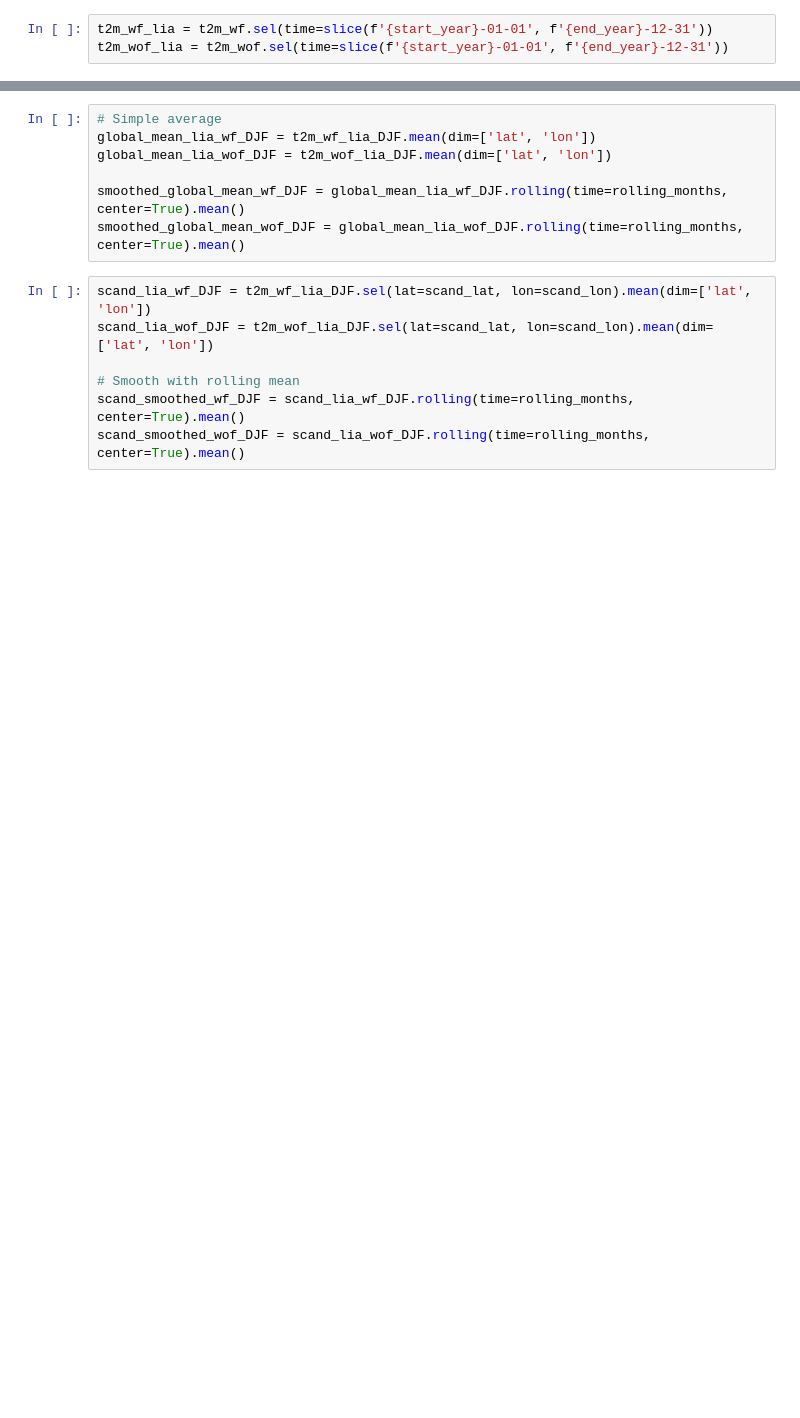
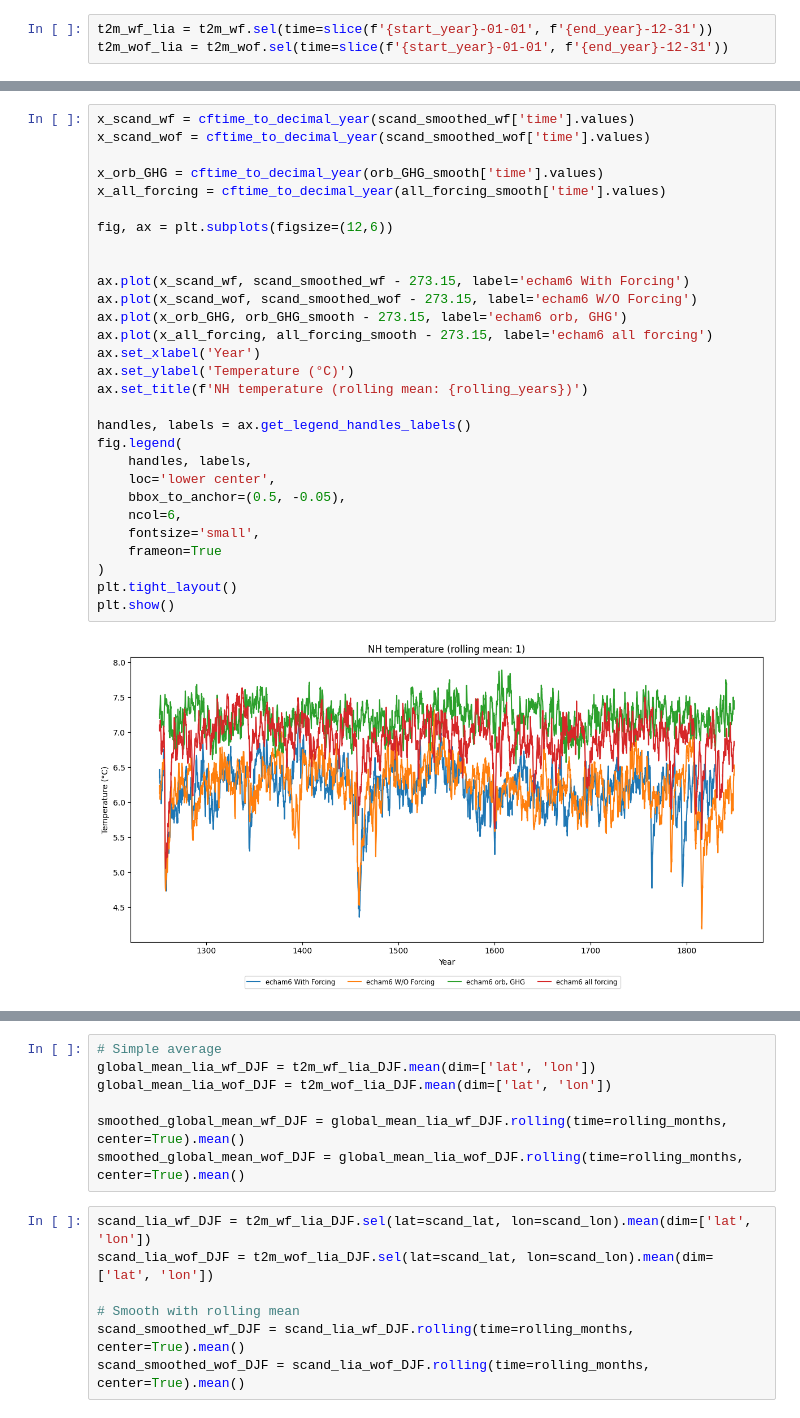
Before and after one commit to EliHHogemo/lia, a Jupyter notebook: Scandinavia_vs_globe_cold_temp.ipynb, the cells around one changed output, grey strips where cells are left out. Drawn from its saved outputs; the diff is of its cells as text; blank space fills up the shorter version.

```diff
--- a/Scandinavia_vs_globe_cold_temp.ipynb
+++ b/Scandinavia_vs_globe_cold_temp.ipynb
@@ -100,0 +194,31 @@ plt.show()
+# %%
+x_scand_wf = cftime_to_decimal_year(scand_smoothed_wf['time'].values)
+x_scand_wof = cftime_to_decimal_year(scand_smoothed_wof['time'].values)
+
+x_orb_GHG = cftime_to_decimal_year(orb_GHG_smooth['time'].values)
+x_all_forcing = cftime_to_decimal_year(all_forcing_smooth['time'].values)
+
+fig, ax = plt.subplots(figsize=(12,6))
+
+
+ax.plot(x_scand_wf, scand_smoothed_wf - 273.15, label='echam6 With Forcing')
+ax.plot(x_scand_wof, scand_smoothed_wof - 273.15, label='echam6 W/O Forcing')
+ax.plot(x_orb_GHG, orb_GHG_smooth - 273.15, label='echam6 orb, GHG')
+ax.plot(x_all_forcing, all_forcing_smooth - 273.15, label='echam6 all forcing')
+ax.set_xlabel('Year')
+ax.set_ylabel('Temperature (°C)')
+ax.set_title(f'NH temperature (rolling mean: {rolling_years})')
+
+handles, labels = ax.get_legend_handles_labels()
+fig.legend(
+    handles, labels,
+    loc='lower center',
+    bbox_to_anchor=(0.5, -0.05),
+    ncol=6,
+    fontsize='small',
+    frameon=True
+)
+plt.tight_layout()
+plt.show()
+# %% [output]
+[figure, added]
```
Also changed, not shown: parts of 13 cells of this notebook.
